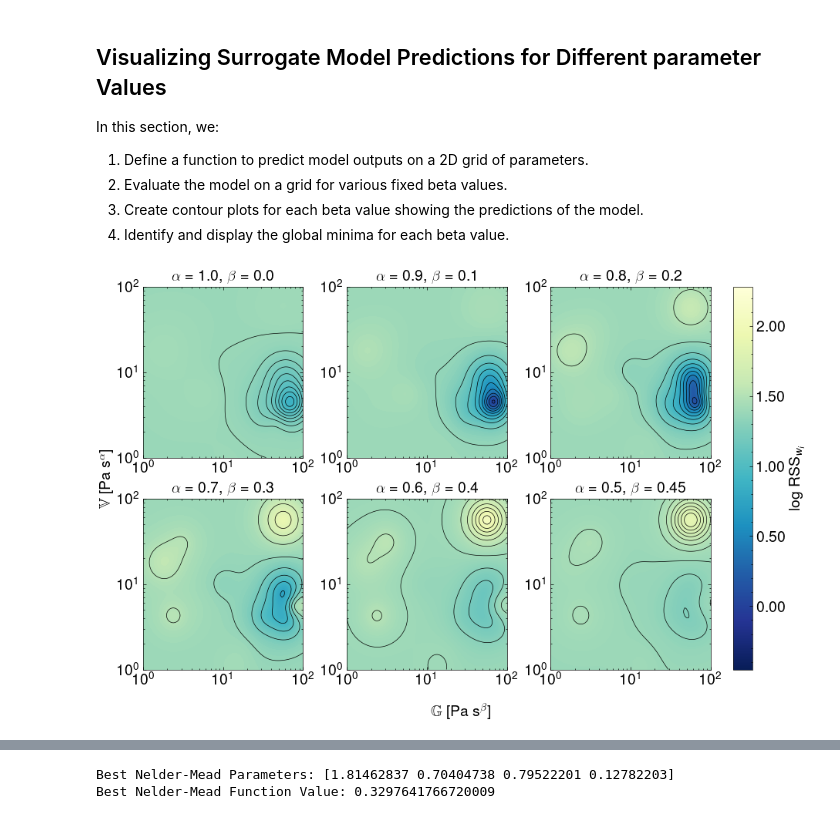
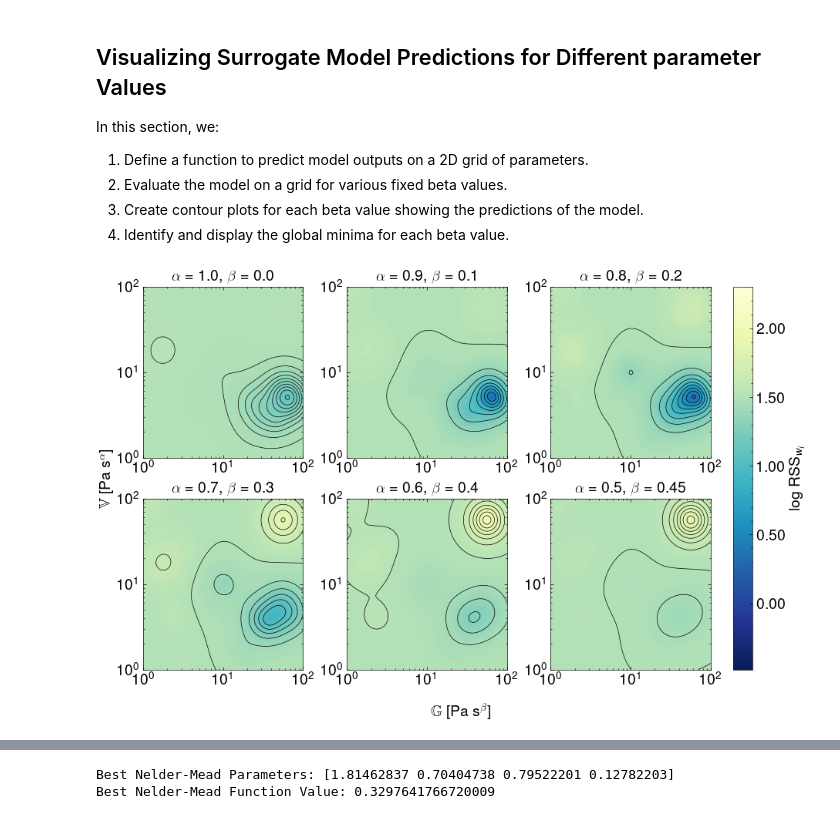
Before and after one commit to comphy-lab/pyRheo, a Jupyter notebook: demos/bayesian_optimization/fig1_demo_bo_fitting_oscillation_chia_nrestarts.ipynb, the cells around one changed output, grey strips where cells are left out. Saved outputs shown, nothing was run; the diff lists cells and outputs as text; code cells hidden in the pictures.

```diff
--- a/demos/bayesian_optimization/fig1_demo_bo_fitting_oscillation_chia_nrestarts.ipynb
+++ b/demos/bayesian_optimization/fig1_demo_bo_fitting_oscillation_chia_nrestarts.ipynb
@@ -575,7 +524,7 @@ for ax, (alpha, beta) in zip(axes.flatten(), alpha_beta_pairs):
     V = 10 ** logV_grid.numpy()
 
     # Take negative predictions because of the sign inversion
-    neg_preds_obj1 = -1 * scaler.inverse_transform(preds_obj1)
+    neg_preds_obj1 = -1 * preds_obj1
 
     # Find global minima
     min_index = np.unravel_index(neg_preds_obj1.argmin(), neg_preds_obj1.shape)
@@ -586,34 +535,34 @@ for ax, (alpha, beta) in zip(axes.flatten(), alpha_beta_pairs):
     global_min_value = neg_preds_obj1[min_index]
     global_minima.append((global_min_G.item(), global_min_V.item(), 10**global_min_value))
 
     # Create the 2D contour plot for Objective 1
     contour = ax.contourf(G, V, neg_preds_obj1, levels=100, vmin=min_val, vmax=max_val, cmap='YlGnBu_r')
     contours_list.append(contour)
     ax.contour(G, V, neg_preds_obj1, levels=10, colors='black', linewidths=0.5)
     ax.set_xscale('log')
     ax.set_yscale('log')
     ax.tick_params(axis='both', which='major', labelsize=14)
     ax.set_title(f'$\\alpha$ = {alpha}, $\\beta$ = {beta}', fontsize=14)
 
 # Create a ScalarMappable with the same colormap and normalization
 norm = mcolors.Normalize(vmin=min_val, vmax=max_val)
 sm = plt.cm.ScalarMappable(cmap='YlGnBu_r', norm=norm)
 sm.set_array([])  # Only needed for ScalarMappable
 
 # Add a single colorbar for all subplots
 cbar = fig.colorbar(sm, ax=axes, location='right', aspect=20, pad=0.02, format='%.2f')
 cbar.set_label('$\\log$ RSS$_{w_{i}}$', fontsize=14)
 cbar.ax.tick_params(labelsize=14)
 
 # Add common labels
 fig.text(0.5, -0.05, '$\mathbb{G}$ [Pa s$^{\\beta}$]', ha='center', va='center', fontsize=14)
 fig.text(-0.01, 0.5, '$\mathbb{V}$ [Pa s$^{\\alpha}$]', ha='center', va='center', rotation='vertical', fontsize=14)
 
 # Save the plot and show
 plt.savefig("fig_obj1_oscillation_chia.pdf")
 plt.show()
 # %% [output]
-[figure, old version]
+[figure, new version]
 # %%
 import matplotlib.colors as mcolors
 
```
Also changed, not shown: parts of 11 cells of this notebook, 2 other files.
